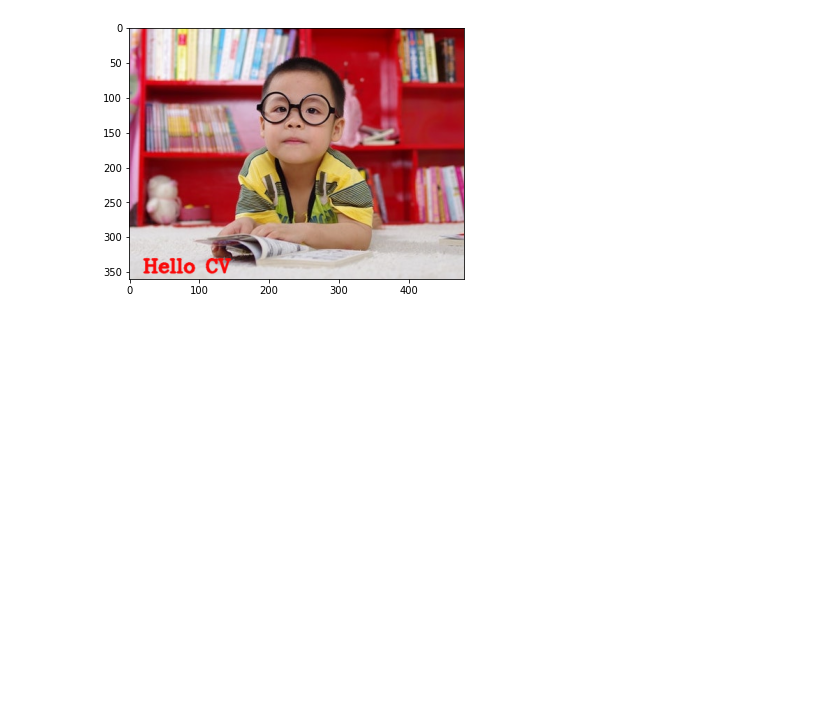
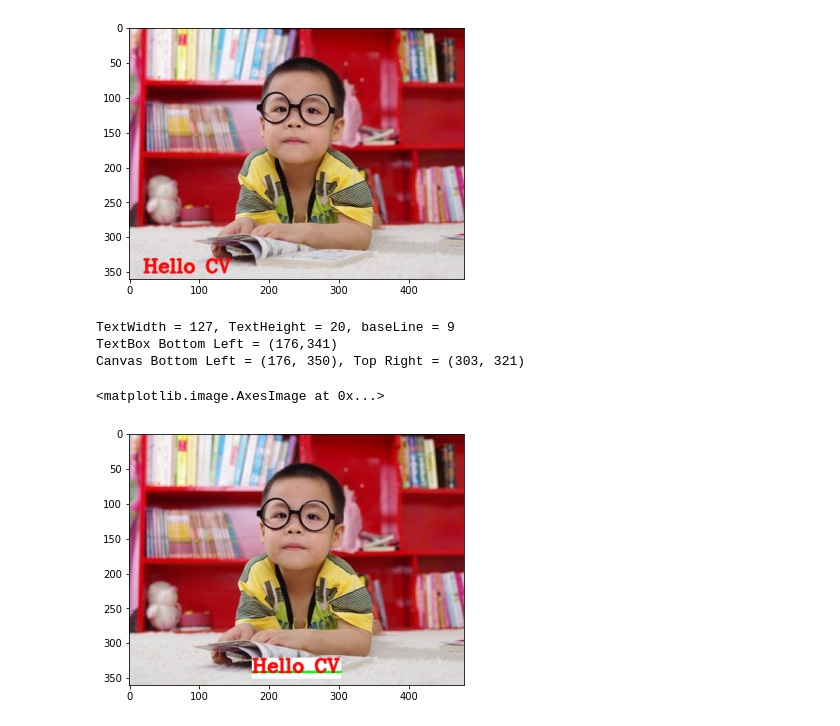
Before and after one commit to DastanIqbal/LearnOpenCV, a Jupyter notebook: src/OpenCV/week1/06/AnnotateImage.ipynb, the cells around one changed output. Saved outputs shown, nothing was run; the diff lists cells and outputs as text; code cells hidden in the pictures; blank space fills up the shorter version.

```diff
--- a/src/OpenCV/week1/06/AnnotateImage.ipynb
+++ b/src/OpenCV/week1/06/AnnotateImage.ipynb
@@ -77,13 +77,13 @@ plt.imshow(imageRectangle)
 # Add a Text
 
 imageText = faceImage.copy()
-
+text = "Hello CV"
 fontScale = 1.5
 fontFace = cv2.FONT_HERSHEY_COMPLEX
 fontColor = (250, 10, 10)
 fontThickness = 2
 
-cv2.putText(imageText,"Hello CV",(10,330),fontFace,fontScale,fontColor,fontThickness,cv2.LINE_AA)
+cv2.putText(imageText,text,(10,330),fontFace,fontScale,fontColor,fontThickness,cv2.LINE_AA)
 plt.imshow(imageText)
 # %% [output]
 <matplotlib.image.AxesImage at 0x...>
@@ -102,3 +102,44 @@ plt.imshow(imageText)
 Font scale 0.8809523809523809
 <matplotlib.image.AxesImage at 0x...>
 [figure]
+# %%
+imageGetTextSize = faceImage.copy()
+imageHeight, imageWidth=imageGetTextSize.shape[:2]
+
+# Get the text box height and width and also the baseLine
+textSize, baseLine = cv2.getTextSize(text,fontFace,fontScale,fontThickness)
+textWidth,textHeight = textSize
+print("TextWidth = {}, TextHeight = {}, baseLine = {}".format(textWidth, textHeight, baseLine))
+
+# Get the coordinates of text box bottom left corner
+# The xccordinate will be such that the text is centered
+xcoordinate = (imageWidth - textWidth)//2
+# The y coordinate will be such that the entire box is just 10 pixels above the bottom of image
+ycoordinate = (imageHeight - baseLine - 10)
+print("TextBox Bottom Left = ({},{})".format(xcoordinate,ycoordinate))
+
+# Draw the Canvas using a filled rectangle
+canvasColor = (255, 255, 255)
+canvasBottomLeft = (xcoordinate,ycoordinate+baseLine)
+canvasTopRight = (xcoordinate+textWidth, ycoordinate-textHeight)
+cv2.rectangle(imageGetTextSize, canvasBottomLeft, canvasTopRight, canvasColor, thickness=-1);
+print("Canvas Bottom Left = {}, Top Right = {}".format(canvasBottomLeft,canvasTopRight))
+
+# Now draw the baseline ( just for reference )
+lineThickness = 2
+lineLeft = (xcoordinate, ycoordinate)
+lineRight = (xcoordinate+textWidth, ycoordinate)
+lineColor = (0,255,0)
+cv2.line(imageGetTextSize, lineLeft, lineRight, lineColor, thickness = lineThickness, lineType=cv2.LINE_AA);
+
+# Finally Draw the text
+cv2.putText(imageGetTextSize, text, (xcoordinate,ycoordinate), fontFace, fontScale, fontColor, fontThickness, cv2.LINE_AA);
+
+# Display the Output Image
+plt.imshow(imageGetTextSize)
+# %% [output]
+TextWidth = 127, TextHeight = 20, baseLine = 9
+TextBox Bottom Left = (176,341)
+Canvas Bottom Left = (176, 350), Top Right = (303, 321)
+<matplotlib.image.AxesImage at 0x...>
+[figure, added]
```
Also changed, not shown: parts of 1 cell of this notebook, 3 other files.
